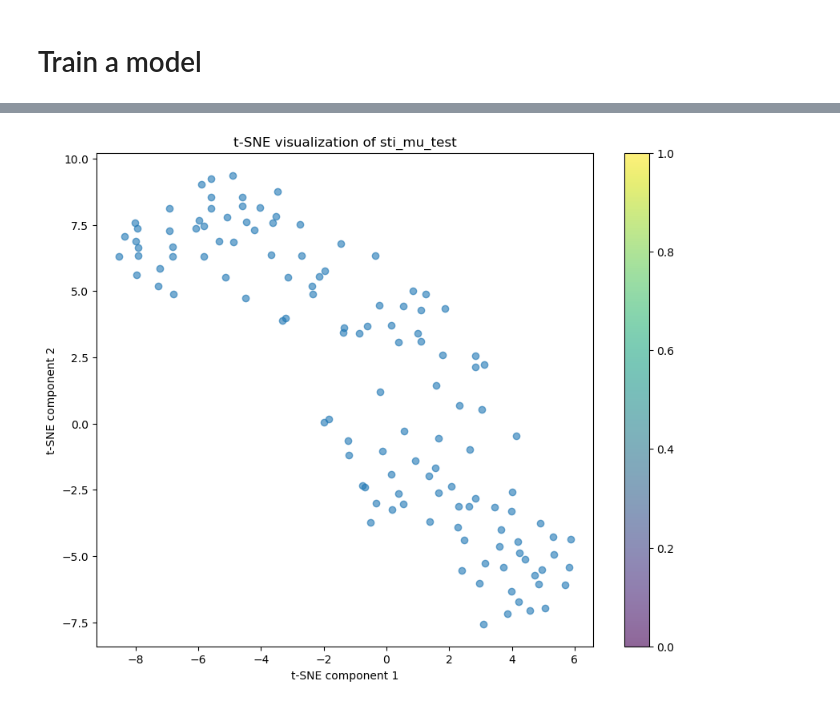
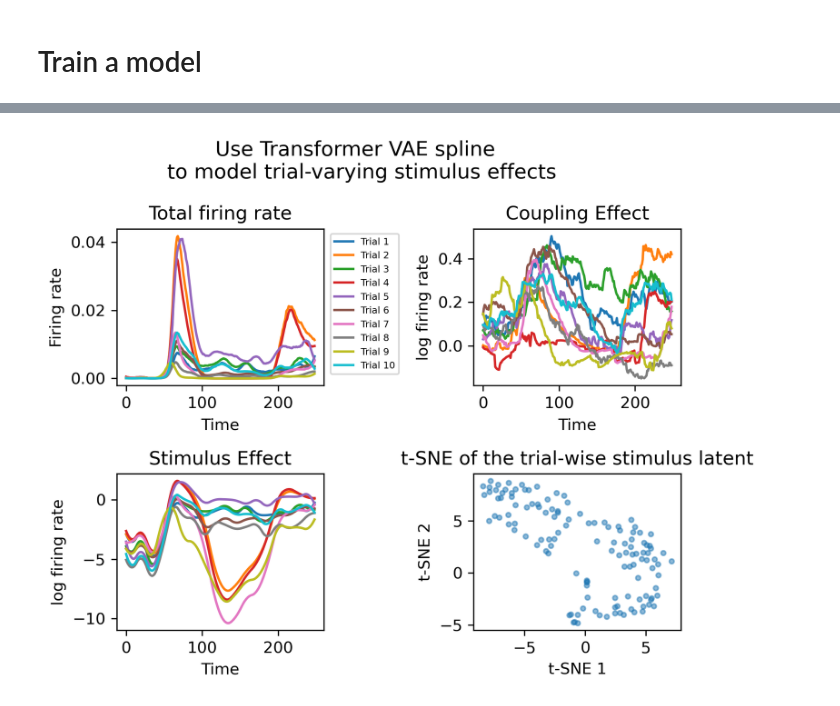
Before and after one commit to Qi-Xin/FC-GPFA, a Jupyter notebook: Example for Vivek.ipynb, the cells around one changed output, grey strips where cells are left out. Saved outputs shown, nothing was run; the diff lists cells and outputs as text; code cells hidden in the pictures.

```diff
--- a/Example for Vivek.ipynb
+++ b/Example for Vivek.ipynb
@@ -155,21 +143,44 @@ plt.plot(np.exp(firing_rate_test[100:105, 150, :].numpy().T))
-# %%
-# Convert sti_mu_test to numpy array if it's a torch tensor
-sti_mu_test_np = sti_mu_test.detach().cpu().numpy() if torch.is_tensor(sti_mu_test) else sti_mu_test
-
-# Perform t-SNE
-tsne = TSNE(n_components=2, random_state=42)
-sti_mu_test_tsne = tsne.fit_transform(sti_mu_test_np)
-
-# Visualize the t-SNE results
-plt.figure(figsize=(10, 8))
-plt.scatter(sti_mu_test_tsne[:, 0], sti_mu_test_tsne[:, 1], alpha=0.6)
-plt.title('t-SNE visualization of sti_mu_test')
-plt.xlabel('t-SNE component 1')
-plt.ylabel('t-SNE component 2')
-plt.colorbar()
-plt.show()
-# %% [output]
-[figure, removed]
+# %%
+firing_rate_test, sti_mu_test, sti_logvar_test = trainer.predict(return_torch=True, dataset='test',
+                                       only_stimulus=False, fix_stmulus=False, fix_latents=True)
+
+# Create a 2x2 subplot figure
+fig, axes = plt.subplots(2, 2, figsize=(6, 5) ,dpi=300)
+fig.suptitle('Use Transformer VAE spline \n to model trial-varying stimulus effects', fontsize=13)
+
+# Plot total firing rate
+axes[0,0].plot(np.exp(firing_rate_test[100:110, 150, :].numpy().T))
+axes[0,0].set_title('Total firing rate')
+axes[0,0].set_xlabel('Time')
+axes[0,0].set_ylabel('Firing rate')
+axes[0,0].legend([f'Trial {i+1}' for i in range(trainer.model.firing_rates_stimulus.shape[2])],
+                 bbox_to_anchor=(1.01, 1), loc='upper left', fontsize=6)
+
+# Plot coupling effect
+axes[0,1].plot(trainer.model.firing_rates_coupling[100:110, 150, :].cpu().numpy().T)
+axes[0,1].set_title('Coupling Effect')
+axes[0,1].set_xlabel('Time')
+axes[0,1].set_ylabel('log firing rate')
+
+# Plot stimulus effect
+axes[1,0].plot(trainer.model.firing_rates_stimulus[100:110, 150, :].cpu().numpy().T)
+axes[1,0].set_title('Stimulus Effect')
+axes[1,0].set_xlabel('Time')
+axes[1,0].set_ylabel('log firing rate')
+
+# Plot t-SNE in the last subplot
+tsne = TSNE(n_components=2, random_state=42)
+sti_mu_test_np = sti_mu_test.detach().cpu().numpy() if torch.is_tensor(sti_mu_test) else sti_mu_test
+sti_mu_test_tsne = tsne.fit_transform(sti_mu_test_np)
+axes[1,1].scatter(sti_mu_test_tsne[:, 0], sti_mu_test_tsne[:, 1], alpha=0.5, marker='.')
+axes[1,1].set_title('t-SNE of the trial-wise stimulus latent')
+axes[1,1].set_xlabel('t-SNE 1')
+axes[1,1].set_ylabel('t-SNE 2')
+
+plt.tight_layout()
+plt.savefig('Figure/all_effects_and_tsne0.pdf', bbox_inches='tight', dpi=300)
+# %% [output]
+[figure, added]
 # %%
 # Create a figure with N x N subplots for each area pair
 narea = len(trainer.model.coupling_filters)
```
Also changed, not shown: parts of 4 cells of this notebook.
